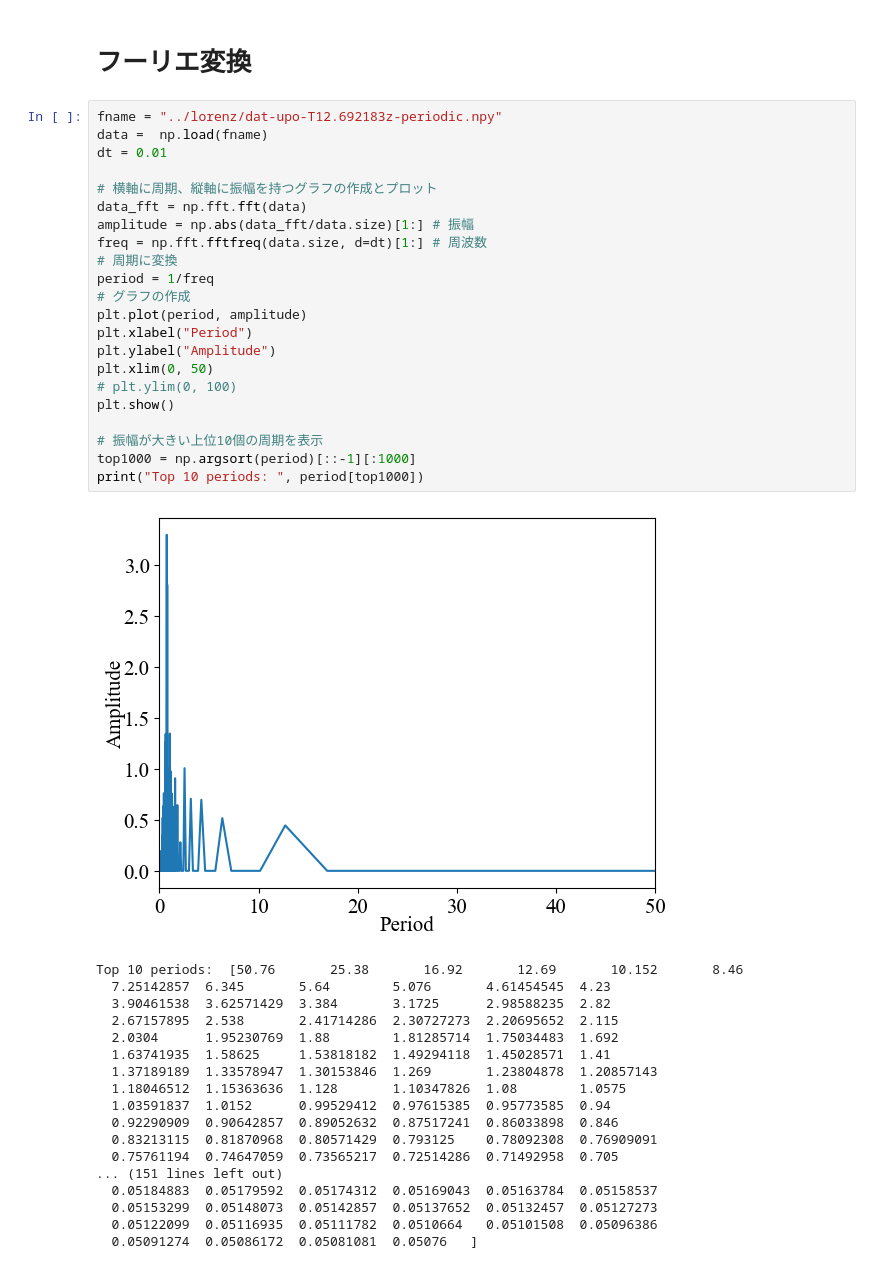
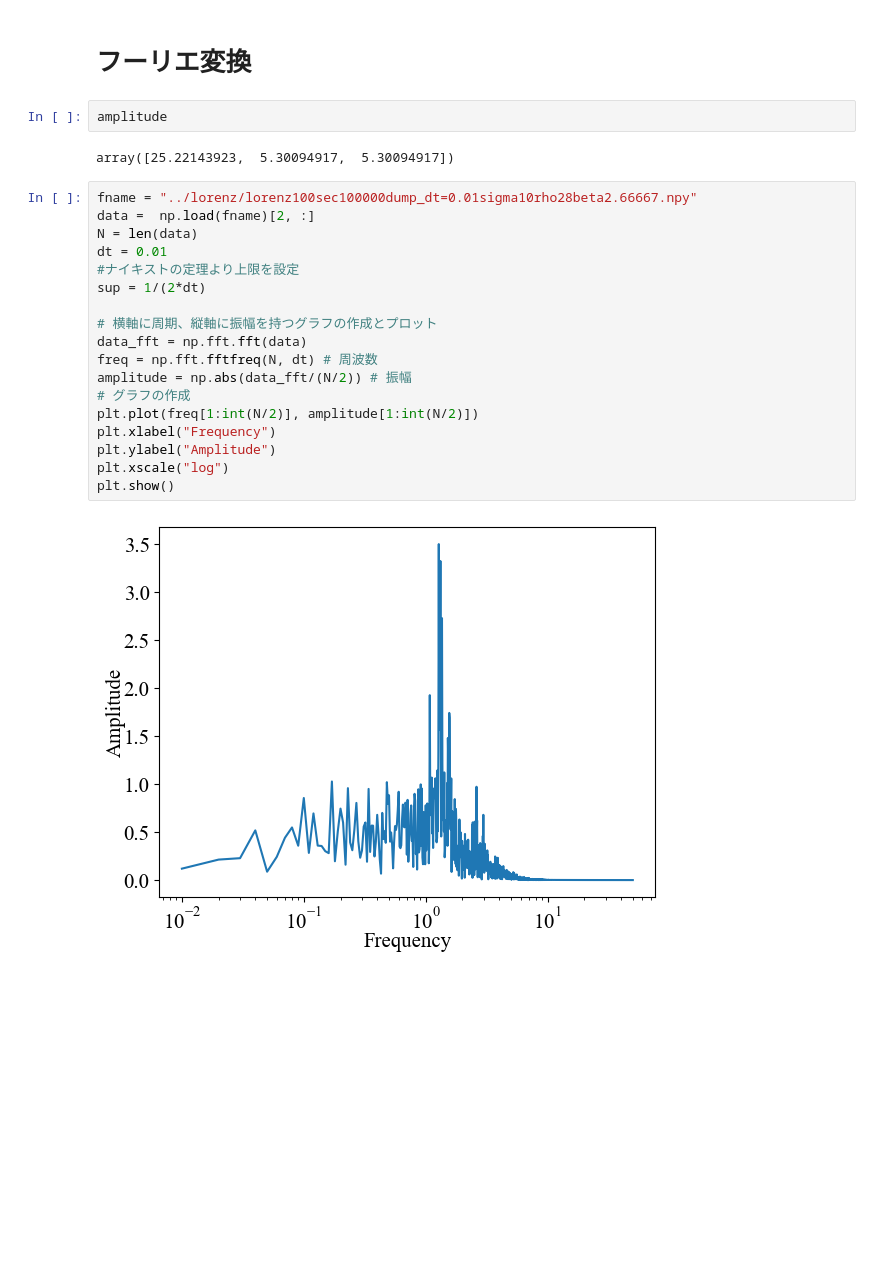
Before and after one commit to hibiki-kato/AR_model, a Jupyter notebook: py/baseModel.ipynb, the cells around one changed output. Cells and saved outputs as stored; diff of their text form; blank space fills up the shorter version.

```diff
--- a/py/baseModel.ipynb
+++ b/py/baseModel.ipynb
@@ -8,44 +8,27 @@ plt.rcParams['font.family'] = 'Times New Roman'
 plt.rcParams["axes.labelpad"] = -1.7
 # %% [markdown]
 # フーリエ変換
+# %%
+amplitude
+# %% [output]
+array([25.22143923,  5.30094917,  5.30094917])
 # %%
-fname = "../lorenz/dat-upo-T12.692183z-periodic.npy"
-data =  np.load(fname)
+fname = "../lorenz/lorenz100sec100000dump_dt=0.01sigma10rho28beta2.66667.npy"
+data =  np.load(fname)[2, :]
+N = len(data)
 dt = 0.01
+#ナイキストの定理より上限を設定
+sup = 1/(2*dt)
 
 # 横軸に周期、縦軸に振幅を持つグラフの作成とプロット
 data_fft = np.fft.fft(data)
-amplitude = np.abs(data_fft/data.size)[1:] # 振幅
-freq = np.fft.fftfreq(data.size, d=dt)[1:] # 周波数
-# 周期に変換
-period = 1/freq
+freq = np.fft.fftfreq(N, dt) # 周波数
+amplitude = np.abs(data_fft/(N/2)) # 振幅
 # グラフの作成
-plt.plot(period, amplitude)
-plt.xlabel("Period")
+plt.plot(freq[1:int(N/2)], amplitude[1:int(N/2)])
+plt.xlabel("Frequency")
 plt.ylabel("Amplitude")
-plt.xlim(0, 50)
-# plt.ylim(0, 100)
+plt.xscale("log")
 plt.show()
-
-# 振幅が大きい上位10個の周期を表示
-top1000 = np.argsort(period)[::-1][:1000]
-print("Top 10 periods: ", period[top1000])
 # %% [output]
-[figure, old version]
+[figure, new version]
-Top 10 periods:  [50.76       25.38       16.92       12.69       10.152       8.46
-  7.25142857  6.345       5.64        5.076       4.61454545  4.23
-  3.90461538  3.62571429  3.384       3.1725      2.98588235  2.82
-  2.67157895  2.538       2.41714286  2.30727273  2.20695652  2.115
-  2.0304      1.95230769  1.88        1.81285714  1.75034483  1.692
-  1.63741935  1.58625     1.53818182  1.49294118  1.45028571  1.41
-  1.37189189  1.33578947  1.30153846  1.269       1.23804878  1.20857143
-  1.18046512  1.15363636  1.128       1.10347826  1.08        1.0575
-  1.03591837  1.0152      0.99529412  0.97615385  0.95773585  0.94
-  0.92290909  0.90642857  0.89052632  0.87517241  0.86033898  0.846
-  0.83213115  0.81870968  0.80571429  0.793125    0.78092308  0.76909091
-  0.75761194  0.74647059  0.73565217  0.72514286  0.71492958  0.705
-... (151 lines left out)
-  0.05184883  0.05179592  0.05174312  0.05169043  0.05163784  0.05158537
-  0.05153299  0.05148073  0.05142857  0.05137652  0.05132457  0.05127273
-  0.05122099  0.05116935  0.05111782  0.0510664   0.05101508  0.05096386
-  0.05091274  0.05086172  0.05081081  0.05076   ]
```
Also changed, not shown: parts of 10 cells of this notebook, 24 other files.
